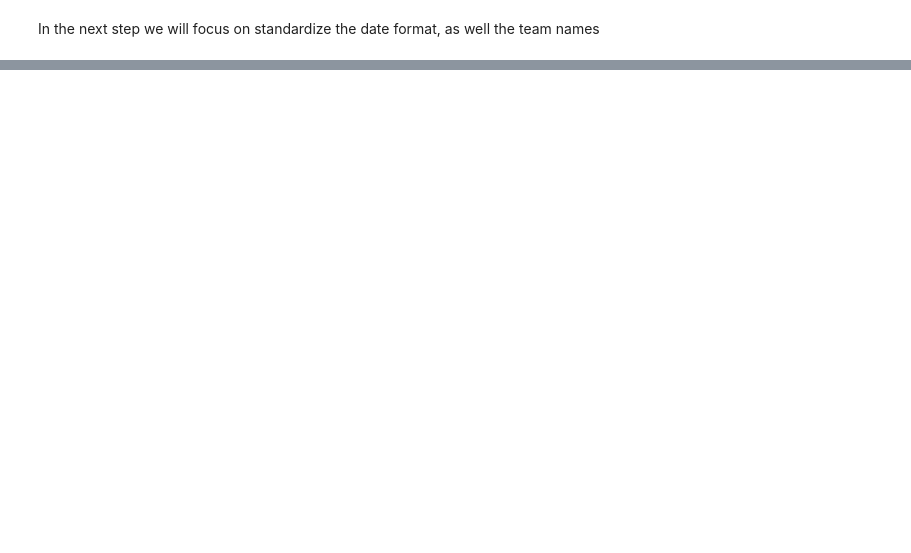
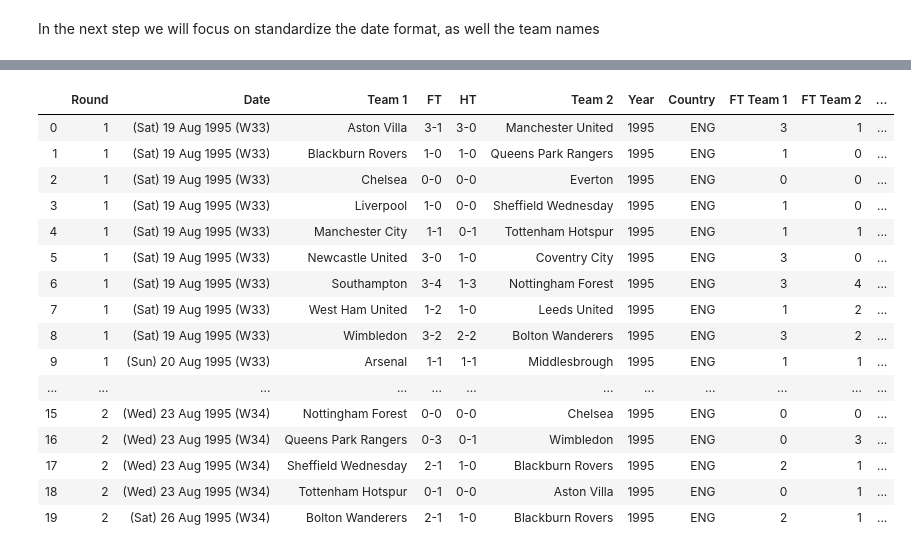
Before and after one commit to acm311/Udacity-PRO6-Capstone_Project, a Jupyter notebook: Capstone Project Template.ipynb, the cells around one changed output, grey strips where cells are left out. Cells and saved outputs as stored; diff of their text form; code cells hidden in the pictures; blank space fills up the shorter version.

Commit message:
Step 2: Explore and Assess the Data

```diff
--- a/Capstone Project Template.ipynb
+++ b/Capstone Project Template.ipynb
@@ -244,0 +306,10 @@ Document steps necessary to clean the data
+# %%
+# Performing cleaning tasks on euro league data source
+
+#Getting info
+spark_df_euro = spark.read.csv('sources/BIG FIVE 1995-2019.csv', header='true')
+spark_df_euro.createOrReplaceTempView("EURO_LEAGUE")
+
+query = 'SELECT * FROM EURO_LEAGUE'
+spark_df = spark.sql(query)
+spark_df.limit(20).toPandas().head(n=20)
@@ -244,0 +334,23 @@ Document steps necessary to clean the data
+# %%
+#Remove the text ' FC' at the end of team names
+newDf = spark_df.withColumn('Team 1', regexp_replace('Team 1', ' FC', ''))
+newDf = newDf.withColumn('Team 2', regexp_replace('Team 2', ' FC', ''))
+newDf.limit(20).toPandas().head(n=20)
+# %% [output]
+|  | Round | Date | Team 1 | FT | HT | Team 2 | Year | Country | FT Team 1 | FT Team 2 | ... |
+| 0 | 1 | (Sat) 19 Aug 1995 (W33) | Aston Villa | 3-1 | 3-0 | Manchester United | 1995 | ENG | 3 | 1 | ... |
+| 1 | 1 | (Sat) 19 Aug 1995 (W33) | Blackburn Rovers | 1-0 | 1-0 | Queens Park Rangers | 1995 | ENG | 1 | 0 | ... |
+| 2 | 1 | (Sat) 19 Aug 1995 (W33) | Chelsea | 0-0 | 0-0 | Everton | 1995 | ENG | 0 | 0 | ... |
+| 3 | 1 | (Sat) 19 Aug 1995 (W33) | Liverpool | 1-0 | 0-0 | Sheffield Wednesday | 1995 | ENG | 1 | 0 | ... |
+| 4 | 1 | (Sat) 19 Aug 1995 (W33) | Manchester City | 1-1 | 0-1 | Tottenham Hotspur | 1995 | ENG | 1 | 1 | ... |
+| 5 | 1 | (Sat) 19 Aug 1995 (W33) | Newcastle United | 3-0 | 1-0 | Coventry City | 1995 | ENG | 3 | 0 | ... |
+| 6 | 1 | (Sat) 19 Aug 1995 (W33) | Southampton | 3-4 | 1-3 | Nottingham Forest | 1995 | ENG | 3 | 4 | ... |
+| 7 | 1 | (Sat) 19 Aug 1995 (W33) | West Ham United | 1-2 | 1-0 | Leeds United | 1995 | ENG | 1 | 2 | ... |
+| 8 | 1 | (Sat) 19 Aug 1995 (W33) | Wimbledon | 3-2 | 2-2 | Bolton Wanderers | 1995 | ENG | 3 | 2 | ... |
+| 9 | 1 | (Sun) 20 Aug 1995 (W33) | Arsenal | 1-1 | 1-1 | Middlesbrough | 1995 | ENG | 1 | 1 | ... |
+| ... | ... | ... | ... | ... | ... | ... | ... | ... | ... | ... | ... |
+| 15 | 2 | (Wed) 23 Aug 1995 (W34) | Nottingham Forest | 0-0 | 0-0 | Chelsea | 1995 | ENG | 0 | 0 | ... |
+| 16 | 2 | (Wed) 23 Aug 1995 (W34) | Queens Park Rangers | 0-3 | 0-1 | Wimbledon | 1995 | ENG | 0 | 3 | ... |
+| 17 | 2 | (Wed) 23 Aug 1995 (W34) | Sheffield Wednesday | 2-1 | 1-0 | Blackburn Rovers | 1995 | ENG | 2 | 1 | ... |
+| 18 | 2 | (Wed) 23 Aug 1995 (W34) | Tottenham Hotspur | 0-1 | 0-0 | Aston Villa | 1995 | ENG | 0 | 1 | ... |
+| 19 | 2 | (Sat) 26 Aug 1995 (W34) | Bolton Wanderers | 2-1 | 1-0 | Blackburn Rovers | 1995 | ENG | 2 | 1 | ... |
```
Also changed, not shown: parts of 22 cells of this notebook, 5 other files.
